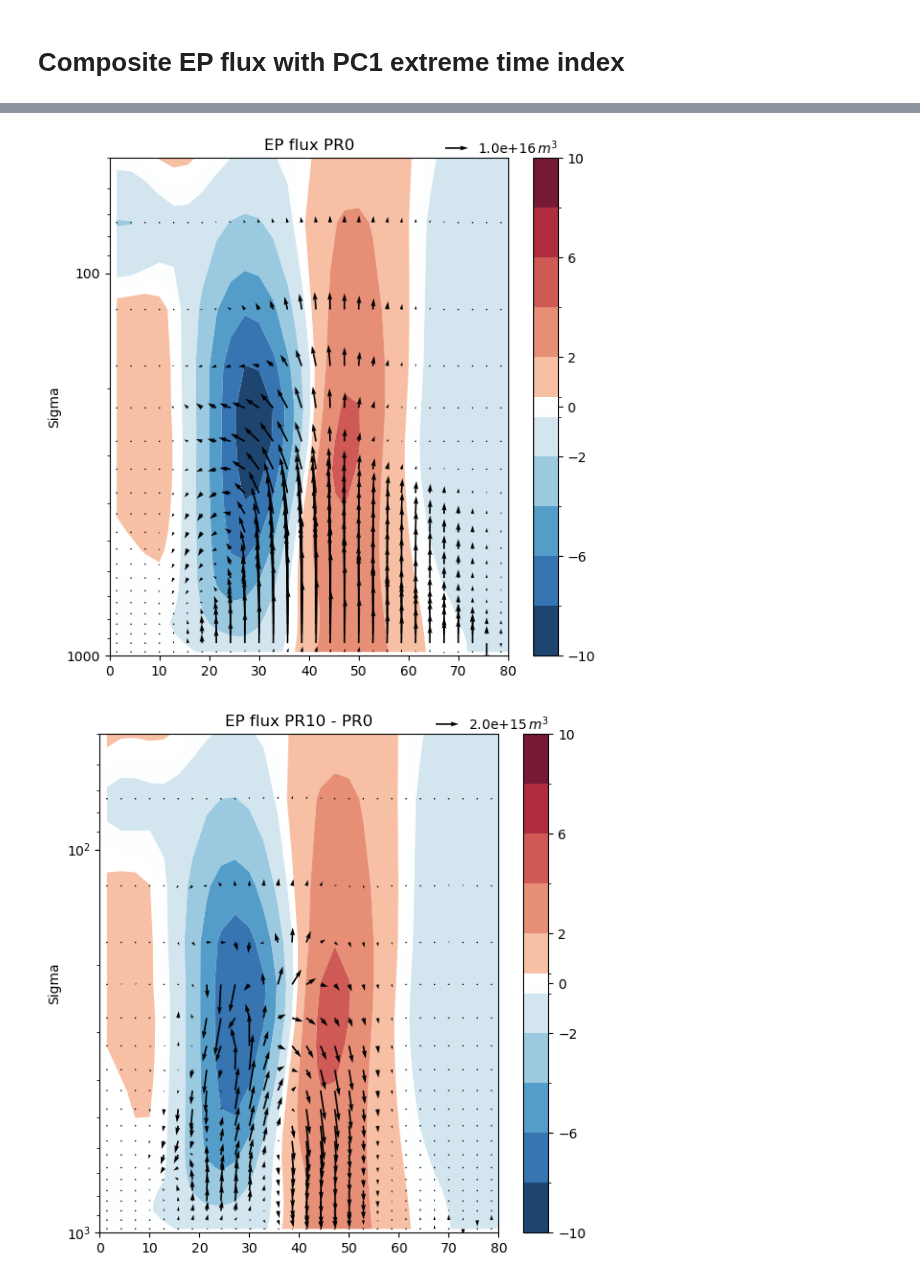
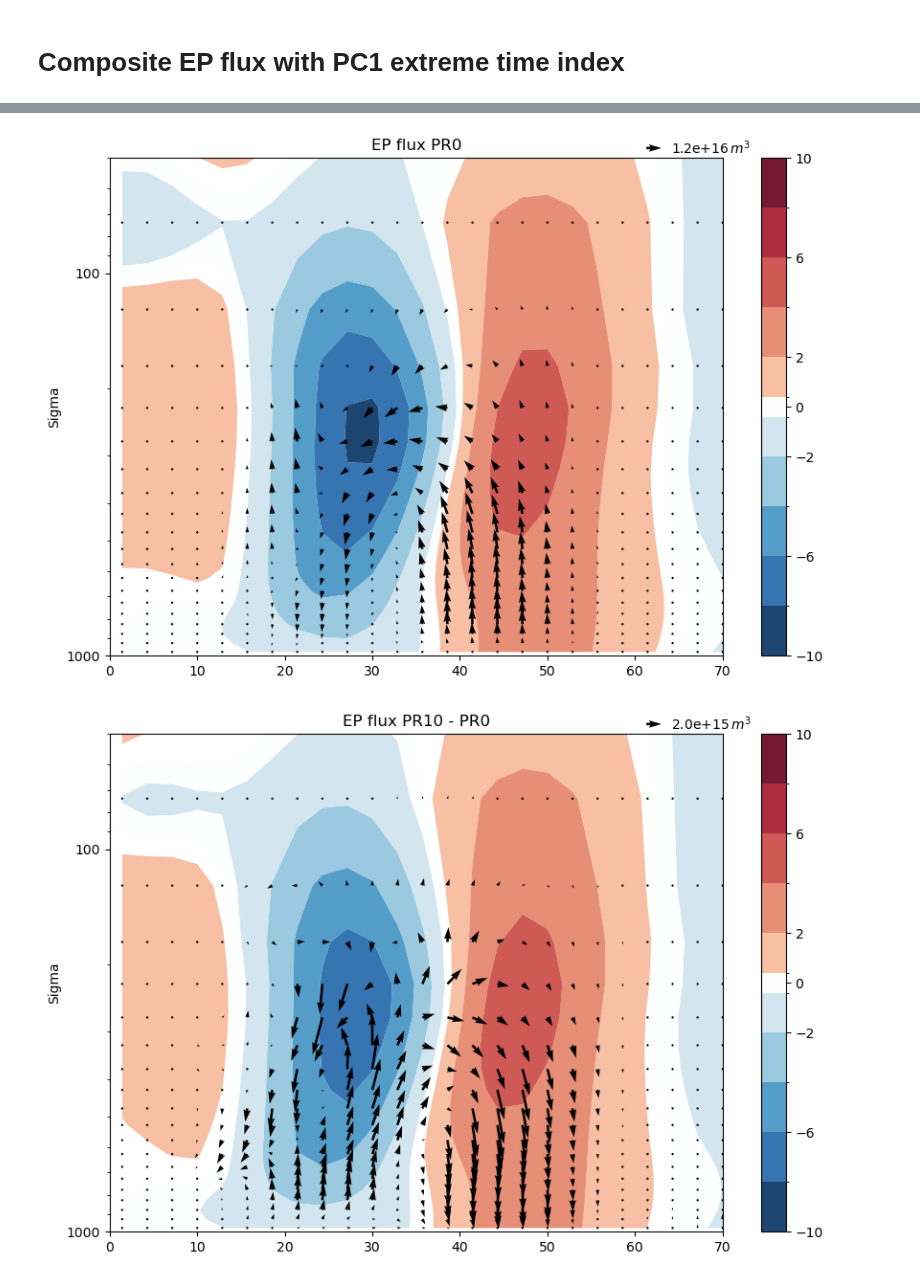
Before and after one commit to PeterChang1023/Moist_Dycore, a Jupyter notebook: EPflux/EP_Flux_all_new.ipynb, the cells around one changed output, grey strips where cells are left out. Drawn from its saved outputs; the diff is of its cells as text; code cells hidden in the pictures.

```diff
--- a/EPflux/EP_Flux_all_new.ipynb
+++ b/EPflux/EP_Flux_all_new.ipynb
@@ -381,7 +381,7 @@ def composite_mean(F, time_idx_array, lags):
 def composite_alltime_mean(F):
     return np.mean(F, axis=0)
 # Configuration
-save_dir = "/data92/PeterChang/back_to_master1220/Moist_Dycore/"
+save_dir = "/data92/PeterChang/back_to_master1220/Moist_Dycore/EPflux/"
 
 pr_list = [0,10,20,30,40,50]
 lags_5_20 = np.arange(5*4, 25*4+1, 1)
@@ -408,9 +408,6 @@ for PR in pr_list:
 
     ep1_ref = composite_alltime_mean(Fj)
     ep2_ref = composite_alltime_mean(Fk)
-
-    # print(time_idx_pos.shape)
-    # print(time_idx_neg.shape)
 
     print("--> Computing EP+ composite...")
     ep1_pos = composite_mean(Fj, time_idx_pos, lags_5_20)
@@ -503,43 +500,48 @@ for PR in range(0,60,10):
         level = f["level"][:]
 
     with h5py.File(f"/data92/PeterChang/back_to_master1220/Moist_Dycore/EPflux/New_EOF1/PR{PR}_500_20000day_EOF1_2D.h5", "r") as f:
         EOF1 = f["EOF1_dot"][:]
 
     if PR == 0:
         EOF1_PR0 = EOF1
+        ep1_pos_neg_PR0 = ep1_pos - ep1_neg
+        ep2_pos_neg_PR0 = ep2_pos - ep2_neg
+
     quiv_Args = {'angles':'uv','scale_units':'inches','pivot':'tail', 'width':4e-3}
     if PR == 0:
         fig, ax = plt.subplots(1)
-        set_size(5.2, 5.2, ax)
+        set_size(8., 5.2, ax)
         _,custom_levels_bar,cs=plot_contourf_near0_fixcolorbar_EOF(lat[32:], level/100, EOF1_PR0, ax, cbar_lim = [-9.5, 9.5],my_cmap = 'RdBu_r')
-        # Fphi, Fp = climate.PlotEPfluxArrows(lat[::2], level[::2]/100, (ep1_pos)[::2,::2], (ep2_pos)[::2,::2], fig, ax, scale=100E14, yscale="log", quiv_args=quiv_Args)
-        Fphi, Fp = climate.PlotEPfluxArrows(lat, level/100, (ep1_pos), (ep2_pos), fig, ax, scale=100E14, yscale="log", quiv_args=quiv_Args)
-        plt.xlim([0,80])
+        Fphi, Fp = climate.PlotEPfluxArrows(lat, level/100, (ep1_pos_neg_PR0), (ep2_pos_neg_PR0), fig, ax, scale=120E14, yscale="log", quiv_args=quiv_Args)
+        plt.xlim([0,70])
         plt.ylim([1000,50])
         plt.title(f"EP flux PR{PR}")
         ax.yaxis.set_major_formatter(ticker.ScalarFormatter())
 
     elif PR == 50:
         fig, ax = plt.subplots(1)
-        set_size(5.2, 5.2, ax)
+        set_size(8., 5.2, ax)
         plt.contourf(lat[32:], level/100, EOF1, levels=21)
         _,custom_levels_bar,cs=plot_contourf_near0_fixcolorbar_EOF(lat[32:], level/100, EOF1, ax, cbar_lim = [-9.5, 9.5],my_cmap = 'RdBu_r')
-        Fphi, Fp = climate.PlotEPfluxArrows(lat, level/100, (ep1_pos - ep1_neg - ep1_pos_PR0), (ep2_pos - ep2_neg - ep2_pos_PR0), fig, ax, scale=20E14, yscale="log", quiv_args=quiv_Args)
-        plt.xlim([0,80])
+        Fphi, Fp = climate.PlotEPfluxArrows(lat, level/100, (ep1_pos - ep1_neg - ep1_pos_neg_PR0), (ep2_pos - ep2_neg - ep2_pos_neg_PR0), fig, ax, scale=20E14, yscale="log", quiv_args=quiv_Args)
+        plt.xlim([0,70])
         plt.ylim([1000,50])
         plt.title(f"EP flux PR{PR}")
+        ax.yaxis.set_major_formatter(ticker.ScalarFormatter())
+
     else:
         fig, ax = plt.subplots(1)
-        set_size(5.2, 5.2, ax)
+        set_size(8., 5.2, ax)
         plt.contourf(lat[32:], level/100, EOF1, levels=21)
         if PR == 30:
-            _,custom_levels_bar,cs=plot_contourf_near0_fixcolorbar_EOF(lat[32:], level/100, EOF1, ax, cbar_lim = [-13, 13],my_cmap = 'RdBu_r')
+            _,custom_levels_bar,cs=plot_contourf_near0_fixcolorbar_EOF(lat[32:], level/100, EOF1, ax, cbar_lim = [-11, 10],my_cmap = 'RdBu_r')
         else:
             _,custom_levels_bar,cs=plot_contourf_near0_fixcolorbar_EOF(lat[32:], level/100, EOF1, ax, cbar_lim = [-10, 10],my_cmap = 'RdBu_r')
-        Fphi, Fp = climate.PlotEPfluxArrows(lat, level/100, (ep1_pos - ep1_neg - ep1_pos_PR0), (ep2_pos - ep2_neg - ep2_pos_PR0), fig, ax, scale=20E14, yscale="log", quiv_args=quiv_Args)
-        plt.xlim([0,80])
+        Fphi, Fp = climate.PlotEPfluxArrows(lat, level/100, (ep1_pos - ep1_neg - ep1_pos_neg_PR0), (ep2_pos - ep2_neg - ep2_pos_neg_PR0), fig, ax, scale=20E14, yscale="log", quiv_args=quiv_Args)
+        plt.xlim([0,70])
         plt.ylim([1000,50])
         plt.title(f"EP flux PR{PR} - PR0")
+        ax.yaxis.set_major_formatter(ticker.ScalarFormatter())
 # %% [output]
-[figure, old version]
+[figure, new version]
-[figure, old version]
+[figure, new version]
```
Also changed, not shown: parts of 2 cells of this notebook, 1 other file.
